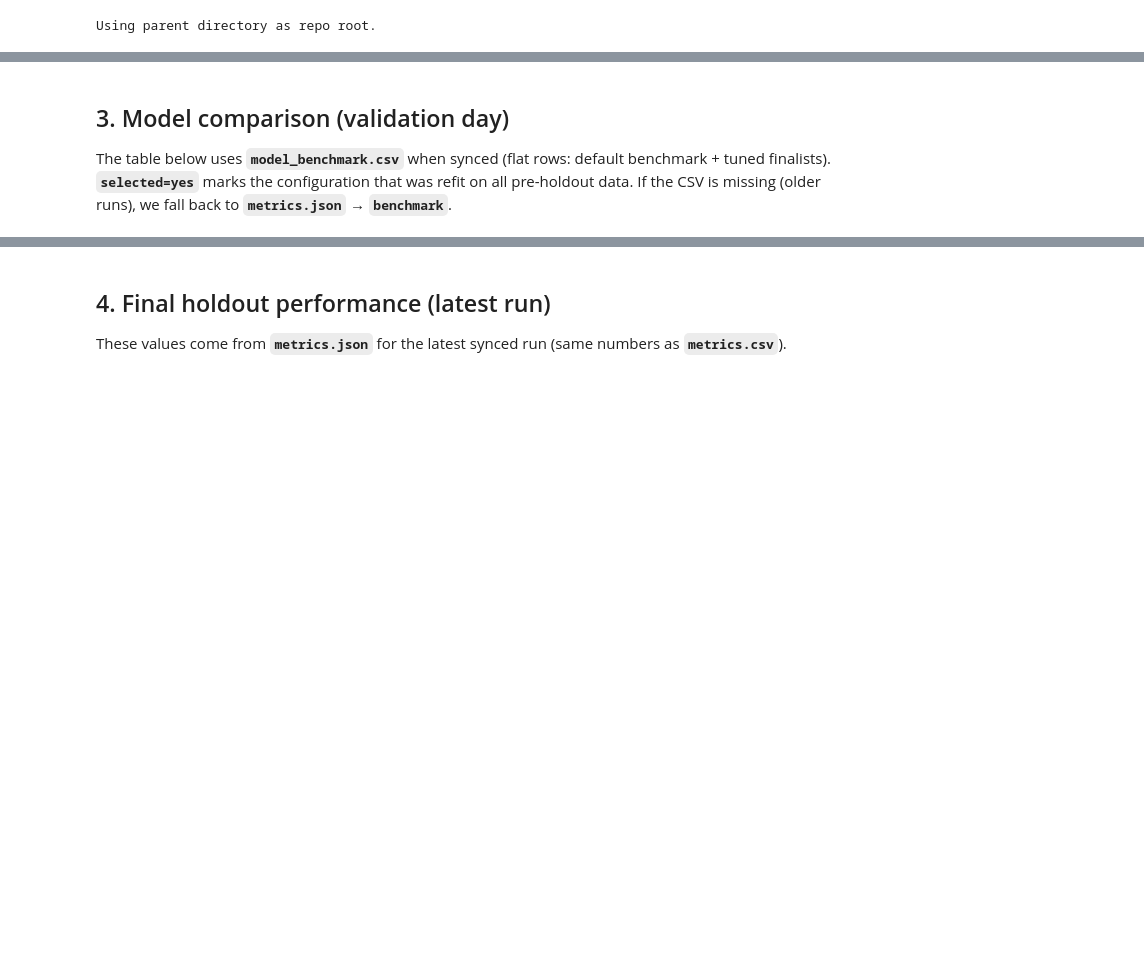
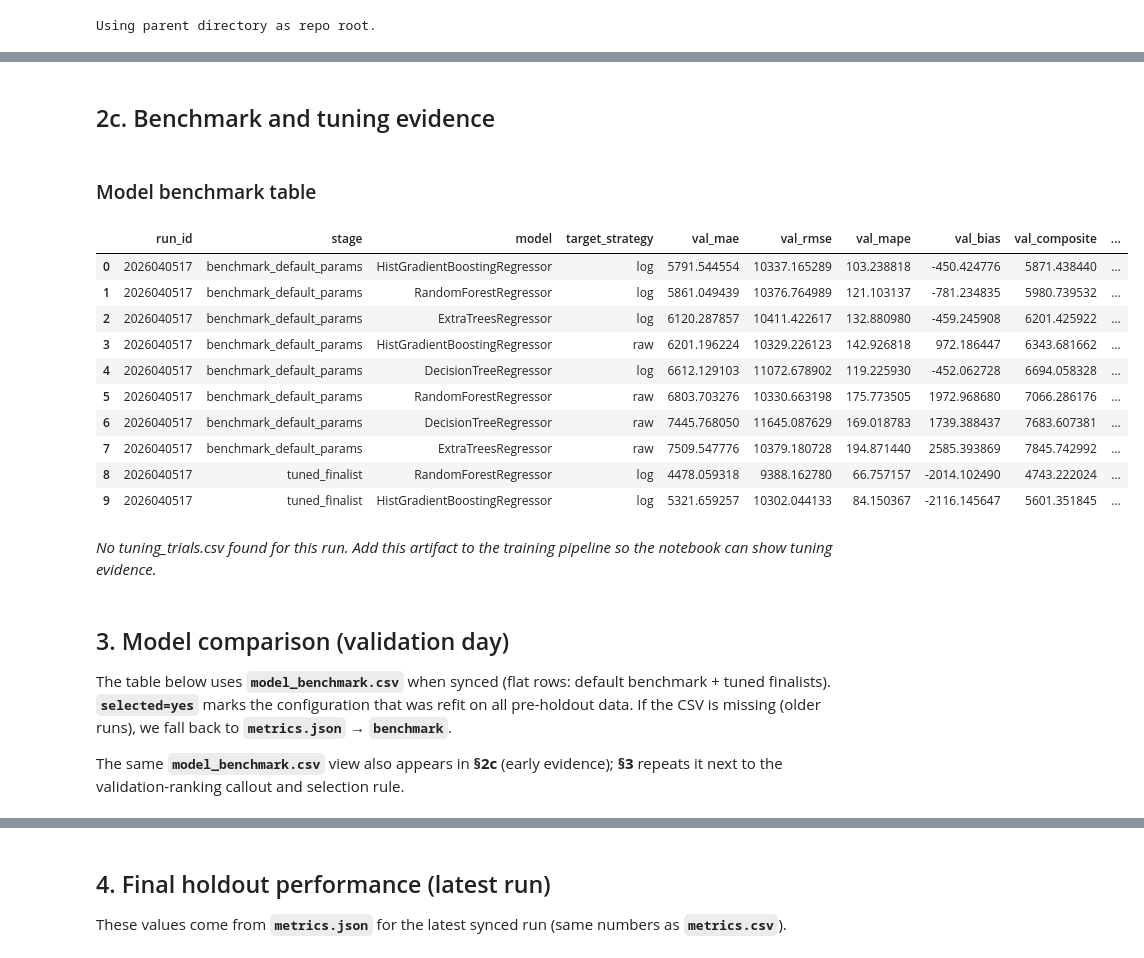
Before and after one commit to OPIM5512-mjb24001/myscrapers-mjb24001-v3, a Jupyter notebook: notebooks/model_trending.ipynb, the cells around one changed output, grey strips where cells are left out. Drawn from its saved outputs; the diff is of its cells as text; code cells hidden in the pictures; blank space fills up the shorter version.

```diff
--- a/notebooks/model_trending.ipynb
+++ b/notebooks/model_trending.ipynb
@@ -114,7 +132,52 @@ else:
+# %%
+from pathlib import Path
+import pandas as pd
+from IPython.display import display, Markdown
+
+bench_path = RESULTS / "metrics" / f"{run_id}-model_benchmark.csv"
+trials_path = RESULTS / "metrics" / f"{run_id}-tuning_trials.csv"
+
+display(Markdown("## 2c. Benchmark and tuning evidence"))
+
+if bench_path.is_file():
+    bench = pd.read_csv(bench_path)
+    display(Markdown("### Model benchmark table"))
+    sort_cols = [c for c in ["stage", "val_composite", "val_mae"] if c in bench.columns]
+    display(bench.sort_values(sort_cols, na_position="last"))
+else:
+    display(Markdown("_No model_benchmark.csv found for this run._"))
+
+if trials_path.is_file():
+    trials = pd.read_csv(trials_path)
+    display(Markdown("### Tuning trials summary"))
+    keep = [c for c in [
+        "model", "target_strategy", "trial_id", "val_mae", "val_rmse",
+        "val_mape", "val_bias", "val_composite", "params"
+    ] if c in trials.columns]
+    display(trials[keep].sort_values("val_composite", na_position="last").head(25))
+else:
+    display(Markdown("_No tuning_trials.csv found for this run. Add this artifact to the training pipeline so the notebook can show tuning evidence._"))
+# %% [output]
+## 2c. Benchmark and tuning evidence
+### Model benchmark table
+|  | run_id | stage | model | target_strategy | val_mae | val_rmse | val_mape | val_bias | val_composite | ... |
+| 0 | 2026040517 | benchmark_default_params | HistGradientBoostingRegressor | log | 5791.544554 | 10337.165289 | 103.238818 | -450.424776 | 5871.438440 | ... |
+| 1 | 2026040517 | benchmark_default_params | RandomForestRegressor | log | 5861.049439 | 10376.764989 | 121.103137 | -781.234835 | 5980.739532 | ... |
+| 2 | 2026040517 | benchmark_default_params | ExtraTreesRegressor | log | 6120.287857 | 10411.422617 | 132.880980 | -459.245908 | 6201.425922 | ... |
+| 3 | 2026040517 | benchmark_default_params | HistGradientBoostingRegressor | raw | 6201.196224 | 10329.226123 | 142.926818 | 972.186447 | 6343.681662 | ... |
+| 4 | 2026040517 | benchmark_default_params | DecisionTreeRegressor | log | 6612.129103 | 11072.678902 | 119.225930 | -452.062728 | 6694.058328 | ... |
+| 5 | 2026040517 | benchmark_default_params | RandomForestRegressor | raw | 6803.703276 | 10330.663198 | 175.773505 | 1972.968680 | 7066.286176 | ... |
+| 6 | 2026040517 | benchmark_default_params | DecisionTreeRegressor | raw | 7445.768050 | 11645.087629 | 169.018783 | 1739.388437 | 7683.607381 | ... |
+| 7 | 2026040517 | benchmark_default_params | ExtraTreesRegressor | raw | 7509.547776 | 10379.180728 | 194.871440 | 2585.393869 | 7845.742992 | ... |
+| 8 | 2026040517 | tuned_finalist | RandomForestRegressor | log | 4478.059318 | 9388.162780 | 66.757157 | -2014.102490 | 4743.222024 | ... |
+| 9 | 2026040517 | tuned_finalist | HistGradientBoostingRegressor | log | 5321.659257 | 10302.044133 | 84.150367 | -2116.145647 | 5601.351845 | ... |
+_No tuning_trials.csv found for this run. Add this artifact to the training pipeline so the notebook can show tuning evidence._
 # %% [markdown]
 ## 3. Model comparison (validation day)
 
 The table below uses **`model_benchmark.csv`** when synced (flat rows: default benchmark + tuned finalists). **`selected=yes`** marks the configuration that was refit on all pre-holdout data. If the CSV is missing (older runs), we fall back to **`metrics.json` → `benchmark`**.
+
+The same **`model_benchmark.csv`** view also appears in **§2c** (early evidence); **§3** repeats it next to the validation-ranking callout and selection rule.
 # %%
 import math
 
```
Also changed, not shown: parts of 17 cells of this notebook, 4 other files.
